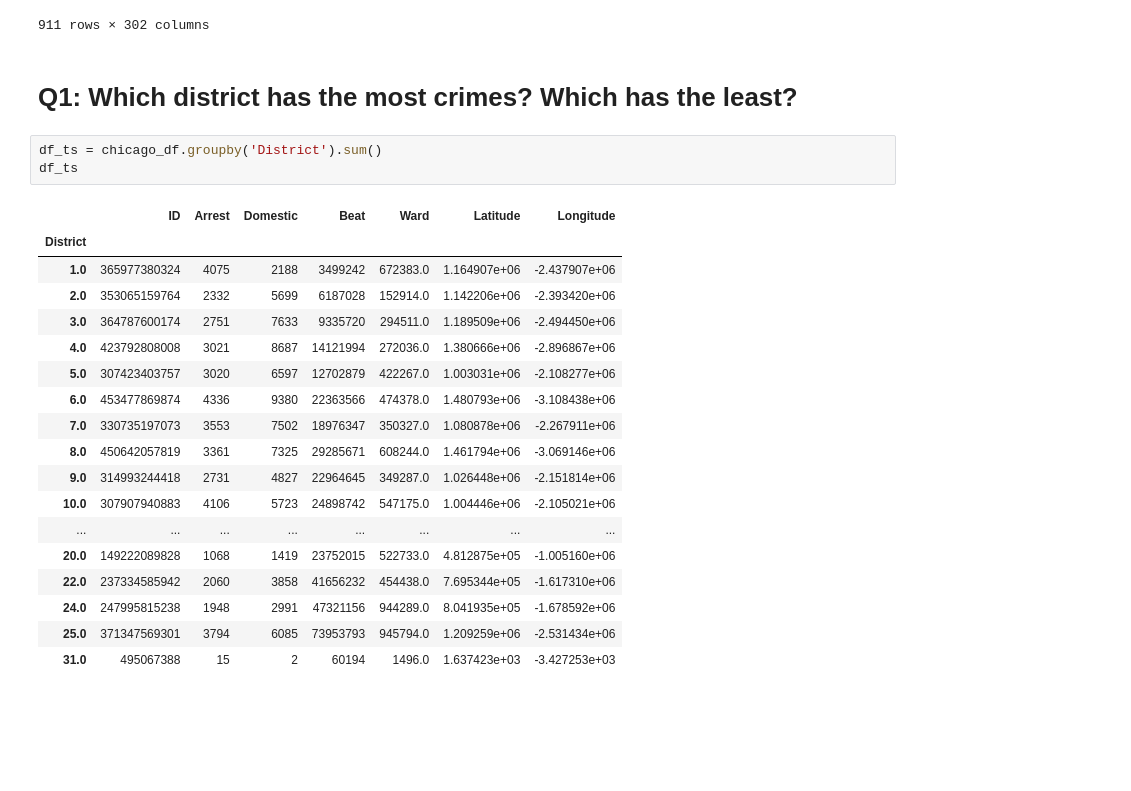
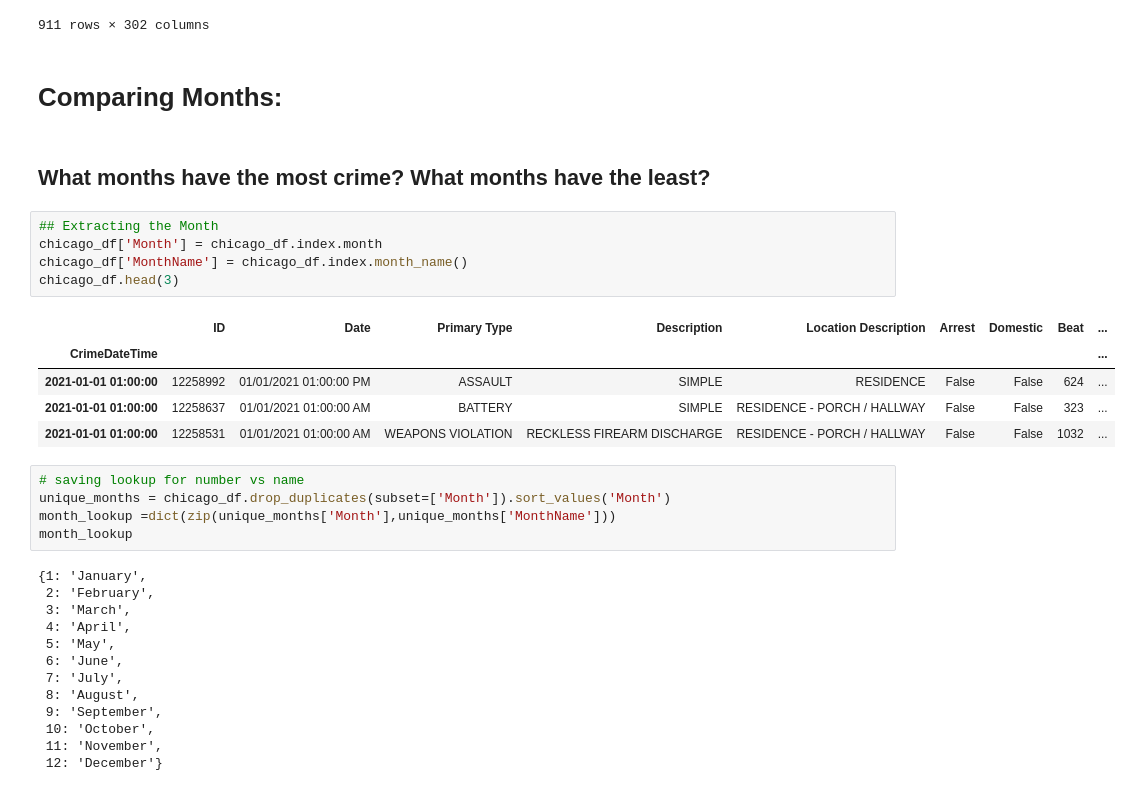
Before and after one commit to CaillahR/Chicago-Crime-Data, a Jupyter notebook: Part 1.ipynb, the cells around one changed output. Saved outputs shown, nothing was run; the diff lists cells and outputs as text; blank space fills up the shorter version.

```diff
--- a/Part 1.ipynb
+++ b/Part 1.ipynb
@@ -411,29 +409,36 @@ crimes_ts
 | 2023-06-29 | 79 | 11 | 0.0 | 55 | 47 | ... |
 | 2023-06-30 | 91 | 9 | 0.0 | 65 | 58 | ... |
 911 rows × 302 columns
-# %% [markdown]
-# Q1: Which district has the most crimes? Which has the least?
-# %%
-df_ts = chicago_df.groupby('District').sum()
-df_ts
-# %% [output]
-|  | ID | Arrest | Domestic | Beat | Ward | Latitude | Longitude |
-| District |  |  |  |  |  |  |  |
-| 1.0 | 365977380324 | 4075 | 2188 | 3499242 | 672383.0 | 1.164907e+06 | -2.437907e+06 |
-| 2.0 | 353065159764 | 2332 | 5699 | 6187028 | 152914.0 | 1.142206e+06 | -2.393420e+06 |
-| 3.0 | 364787600174 | 2751 | 7633 | 9335720 | 294511.0 | 1.189509e+06 | -2.494450e+06 |
-| 4.0 | 423792808008 | 3021 | 8687 | 14121994 | 272036.0 | 1.380666e+06 | -2.896867e+06 |
-| 5.0 | 307423403757 | 3020 | 6597 | 12702879 | 422267.0 | 1.003031e+06 | -2.108277e+06 |
-| 6.0 | 453477869874 | 4336 | 9380 | 22363566 | 474378.0 | 1.480793e+06 | -3.108438e+06 |
-| 7.0 | 330735197073 | 3553 | 7502 | 18976347 | 350327.0 | 1.080878e+06 | -2.267911e+06 |
-| 8.0 | 450642057819 | 3361 | 7325 | 29285671 | 608244.0 | 1.461794e+06 | -3.069146e+06 |
-| 9.0 | 314993244418 | 2731 | 4827 | 22964645 | 349287.0 | 1.026448e+06 | -2.151814e+06 |
-| 10.0 | 307907940883 | 4106 | 5723 | 24898742 | 547175.0 | 1.004446e+06 | -2.105021e+06 |
-| ... | ... | ... | ... | ... | ... | ... | ... |
-| 20.0 | 149222089828 | 1068 | 1419 | 23752015 | 522733.0 | 4.812875e+05 | -1.005160e+06 |
-| 22.0 | 237334585942 | 2060 | 3858 | 41656232 | 454438.0 | 7.695344e+05 | -1.617310e+06 |
-| 24.0 | 247995815238 | 1948 | 2991 | 47321156 | 944289.0 | 8.041935e+05 | -1.678592e+06 |
-| 25.0 | 371347569301 | 3794 | 6085 | 73953793 | 945794.0 | 1.209259e+06 | -2.531434e+06 |
-| 31.0 | 495067388 | 15 | 2 | 60194 | 1496.0 | 1.637423e+03 | -3.427253e+03 |
 # %% [markdown]
-#
+# Comparing Months:
+# %% [markdown]
+## What months have the most crime? What months have the least?
+# %%
+## Extracting the Month
+chicago_df['Month'] = chicago_df.index.month
+chicago_df['MonthName'] = chicago_df.index.month_name()
+chicago_df.head(3)
+# %% [output]
+|  | ID | Date | Primary Type | Description | Location Description | Arrest | Domestic | Beat | ... |
+| CrimeDateTime |  |  |  |  |  |  |  |  | ... |
+| 2021-01-01 01:00:00 | 12258992 | 01/01/2021 01:00:00 PM | ASSAULT | SIMPLE | RESIDENCE | False | False | 624 | ... |
+| 2021-01-01 01:00:00 | 12258637 | 01/01/2021 01:00:00 AM | BATTERY | SIMPLE | RESIDENCE - PORCH / HALLWAY | False | False | 323 | ... |
+| 2021-01-01 01:00:00 | 12258531 | 01/01/2021 01:00:00 AM | WEAPONS VIOLATION | RECKLESS FIREARM DISCHARGE | RESIDENCE - PORCH / HALLWAY | False | False | 1032 | ... |
+# %%
+# saving lookup for number vs name
+unique_months = chicago_df.drop_duplicates(subset=['Month']).sort_values('Month')
+month_lookup =dict(zip(unique_months['Month'],unique_months['MonthName']))
+month_lookup
+# %% [output]
+{1: 'January',
+ 2: 'February',
+ 3: 'March',
+ 4: 'April',
+ 5: 'May',
+ 6: 'June',
+ 7: 'July',
+ 8: 'August',
+ 9: 'September',
+ 10: 'October',
+ 11: 'November',
+ 12: 'December'}
```
Also changed, not shown: parts of 11 cells of this notebook.
